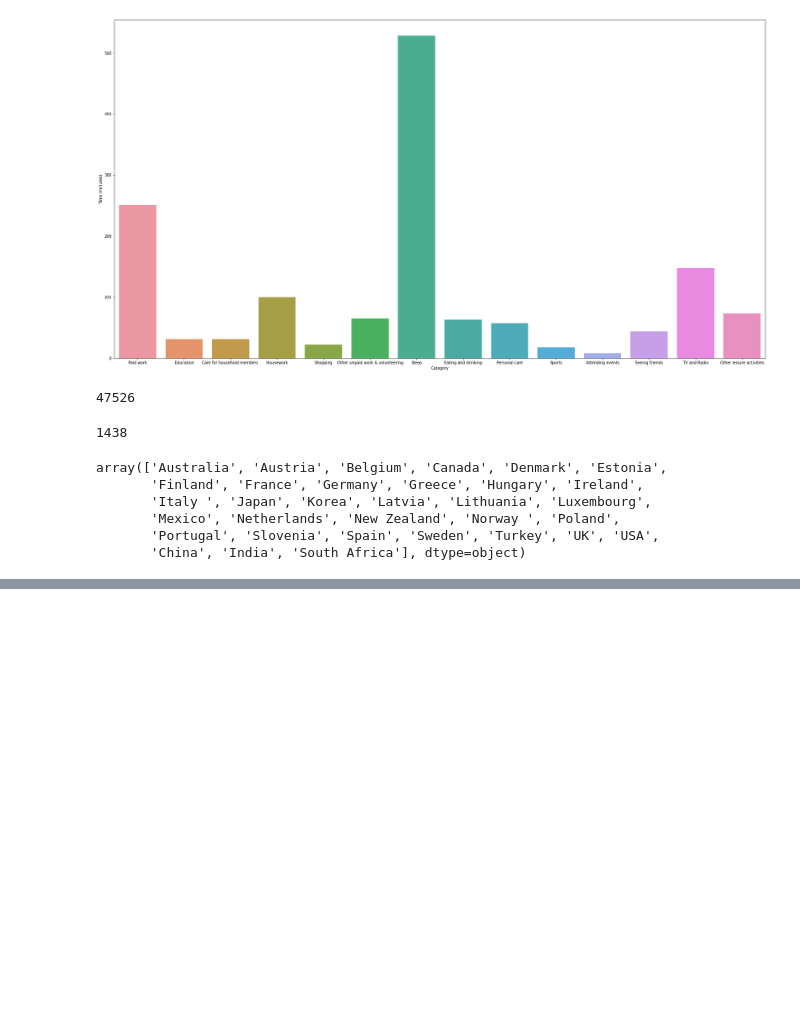
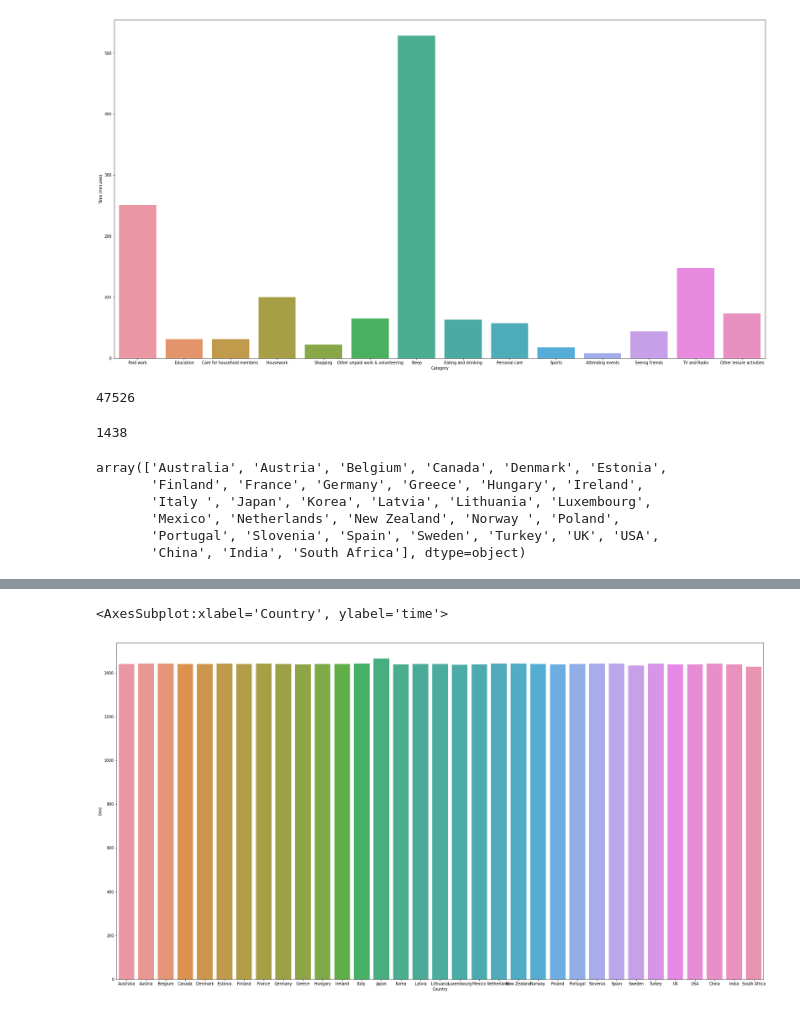
Before and after one commit to arjunprakash027/Data-Analysis, a Jupyter notebook: time_spent_dataset/total_time_spent.ipynb, the cells around one changed output, grey strips where cells are left out. Cells and saved outputs as stored; diff of their text form; code cells hidden in the pictures; blank space fills up the shorter version.

Commit message:
added visualization

```diff
--- a/time_spent_dataset/total_time_spent.ipynb
+++ b/time_spent_dataset/total_time_spent.ipynb
@@ -233,9 +233,13 @@ list1 = ['Australia', 'Austria', 'Belgium', 'Canada', 'Denmark', 'Estonia',
        'Portugal', 'Slovenia', 'Spain', 'Sweden', 'Turkey', 'UK', 'USA',
        'China', 'India', 'South Africa']
 # %%
-print("*************************total time spent***********************")
+country =[]
+time = []
 for i in list1:
     df_ex = df[df['Country'] == i]
-    print(i ,':', df_ex['Time (minutes)'].sum())
-print("*************************total time spent***********************")
+    country = country + [i]
+    time = time + [df_ex['Time (minutes)'].sum()]
+    data = {'Country':country,'time':time}
+df_time = pd.DataFrame(data)
+df_time
 # %% [output]
@@ -258,0 +263,5 @@ South Africa : 1427
+# %%
+sns.barplot(x="Country", y="time", data=df_time)
+# %% [output]
+<AxesSubplot:xlabel='Country', ylabel='time'>
+[figure, added]
```
Also changed, not shown: parts of 1 cell of this notebook.
